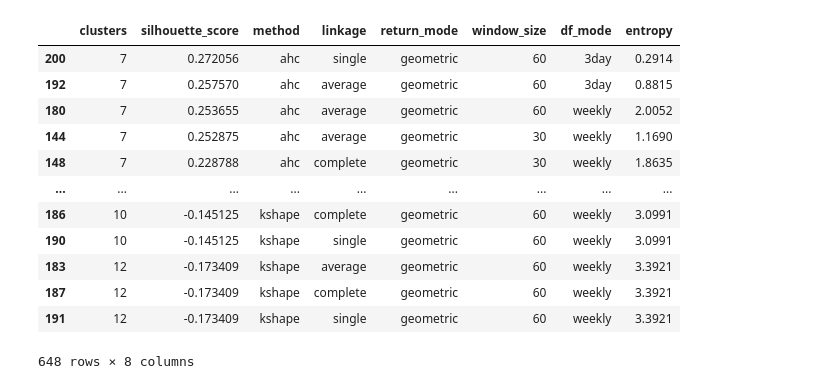
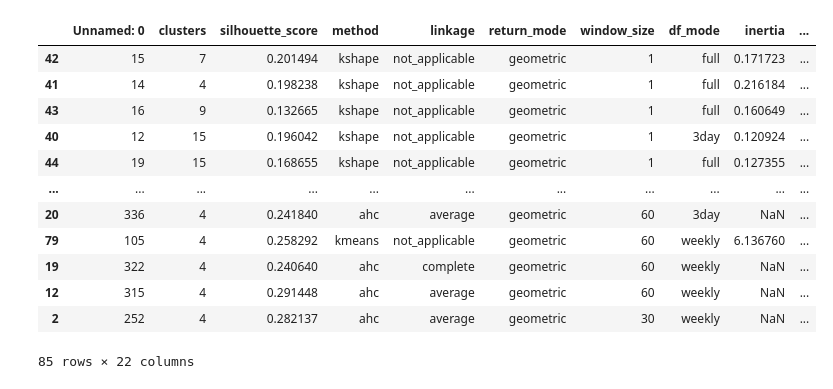
Before and after one commit to KirillKovalchuk02/thesis_clustering, a Jupyter notebook: clustering_tuning.ipynb, the cells around one changed output. Cells and saved outputs as stored; diff of their text form; code cells hidden in the pictures.

Commit message:
clustering done!

```diff
--- a/clustering_tuning.ipynb
+++ b/clustering_tuning.ipynb
@@ -50,7 +75,6 @@ KeyboardInterrupt:
 # %%
-kmeans_results = pd.read_csv('NEW_CLUSTERING_TUNING/kmeans.csv')
-kshape_results = pd.read_csv('NEW_CLUSTERING_TUNING/kshape.csv')
-ahc_results = pd.read_csv('NEW_CLUSTERING_TUNING/ahc.csv')
+kmeans_results = pd.read_csv('NEW_CLUSTERING_TUNING_FINAL/kmeans.csv')
+kshape_results = pd.read_csv('NEW_CLUSTERING_TUNING_FINAL/kshape.csv')
+ahc_results = pd.read_csv('NEW_CLUSTERING_TUNING_FINAL/ahc.csv')
 
-# results = pd.concat([kmeans_results, kshape_results, ahc_results])#.drop(columns=['Unnamed: 0'])
-results = pd.concat([ahc_results, kshape_results, kmeans_results]).drop(columns='normalized_entropy')
+results = pd.concat([ahc_results, kshape_results, kmeans_results])
@@ -56,0 +117,26 @@ results = pd.concat([ahc_results, kshape_results, kmeans_results]).drop(columns=
+# %%
+#CLUSTERING STABILITY
+filtered_results_with_stability = results_filtered.copy()
+for row in filtered_results_with_stability.iterrows():
+
+    method = row[1]['method']
+    linkage = row[1]['linkage']
+    window_size = row[1]['window_size']
+    n_clusters = row[1]['clusters']
+    if row[1]['df_mode'] == '3day':
+        agg_level = 3
+    elif row[1]['df_mode'] == 'weekly':
+        agg_level = 5
+    else:
+        agg_level = 1
+
+    results = evaluate_clustering_stability(joined_df, n_clusters=n_clusters, window_size=252, step_size=30, agg_level=agg_level, smoothing_window=window_size, method=method, linkage=linkage)
+    if len(results) > 20:
+        break
+    ari_mean = results['ari'].mean()
+    nmi_mean = results['nmi'].mean()
+
+    filtered_results_with_stability.loc[row[0], 'ari_mean'] = ari_mean
+    filtered_results_with_stability.loc[row[0], 'nmi_mean'] = nmi_mean
+
+filtered_results_with_stability.to_csv('filtered_results_with_stability_NEW.csv')
@@ -56,0 +161,6 @@ results = pd.concat([ahc_results, kshape_results, kmeans_results]).drop(columns=
+# %%
+filtered_results_with_stability = pd.read_csv('filtered_results_with_stability_NEW.csv')
+filtered_results_with_stability['ari_norm'] = MinMaxScaler().fit_transform(filtered_results_with_stability[['ari_mean']])
+filtered_results_with_stability['nmi_norm'] = MinMaxScaler().fit_transform(filtered_results_with_stability[['nmi_mean']])
+filtered_results_with_stability['stability_score'] = (filtered_results_with_stability['nmi_norm'] + filtered_results_with_stability['ari_norm']) / 2
+filtered_results_with_stability[filtered_results_with_stability['stability_score'] > 0.5]
@@ -57,16 +267,16 @@ results = pd.concat([ahc_results, kshape_results, kmeans_results]).drop(columns=
 # %%
-results.sort_values(['silhouette_score', 'entropy'], ascending=False)
+df_with_all_results_filtered.sort_values('market_v_measure', ascending=False)
 # %% [output]
-|  | clusters | silhouette_score | method | linkage | return_mode | window_size | df_mode | entropy |
-| 200 | 7 | 0.272056 | ahc | single | geometric | 60 | 3day | 0.2914 |
-| 192 | 7 | 0.257570 | ahc | average | geometric | 60 | 3day | 0.8815 |
-| 180 | 7 | 0.253655 | ahc | average | geometric | 60 | weekly | 2.0052 |
-| 144 | 7 | 0.252875 | ahc | average | geometric | 30 | weekly | 1.1690 |
-| 148 | 7 | 0.228788 | ahc | complete | geometric | 30 | weekly | 1.8635 |
-| ... | ... | ... | ... | ... | ... | ... | ... | ... |
-| 186 | 10 | -0.145125 | kshape | complete | geometric | 60 | weekly | 3.0991 |
-| 190 | 10 | -0.145125 | kshape | single | geometric | 60 | weekly | 3.0991 |
-| 183 | 12 | -0.173409 | kshape | average | geometric | 60 | weekly | 3.3921 |
-| 187 | 12 | -0.173409 | kshape | complete | geometric | 60 | weekly | 3.3921 |
-| 191 | 12 | -0.173409 | kshape | single | geometric | 60 | weekly | 3.3921 |
+|  | Unnamed: 0 | clusters | silhouette_score | method | linkage | return_mode | window_size | df_mode | inertia | ... |
+| 42 | 15 | 7 | 0.201494 | kshape | not_applicable | geometric | 1 | full | 0.171723 | ... |
+| 41 | 14 | 4 | 0.198238 | kshape | not_applicable | geometric | 1 | full | 0.216184 | ... |
+| 43 | 16 | 9 | 0.132665 | kshape | not_applicable | geometric | 1 | full | 0.160649 | ... |
+| 40 | 12 | 15 | 0.196042 | kshape | not_applicable | geometric | 1 | 3day | 0.120924 | ... |
+| 44 | 19 | 15 | 0.168655 | kshape | not_applicable | geometric | 1 | full | 0.127355 | ... |
+| ... | ... | ... | ... | ... | ... | ... | ... | ... | ... | ... |
+| 20 | 336 | 4 | 0.241840 | ahc | average | geometric | 60 | 3day | NaN | ... |
+| 79 | 105 | 4 | 0.258292 | kmeans | not_applicable | geometric | 60 | weekly | 6.136760 | ... |
+| 19 | 322 | 4 | 0.240640 | ahc | complete | geometric | 60 | weekly | NaN | ... |
+| 12 | 315 | 4 | 0.291448 | ahc | average | geometric | 60 | weekly | NaN | ... |
+| 2 | 252 | 4 | 0.282137 | ahc | average | geometric | 30 | weekly | NaN | ... |
-648 rows × 8 columns
+85 rows × 22 columns
```
Also changed, not shown: parts of 18 cells of this notebook, 16 other files.
